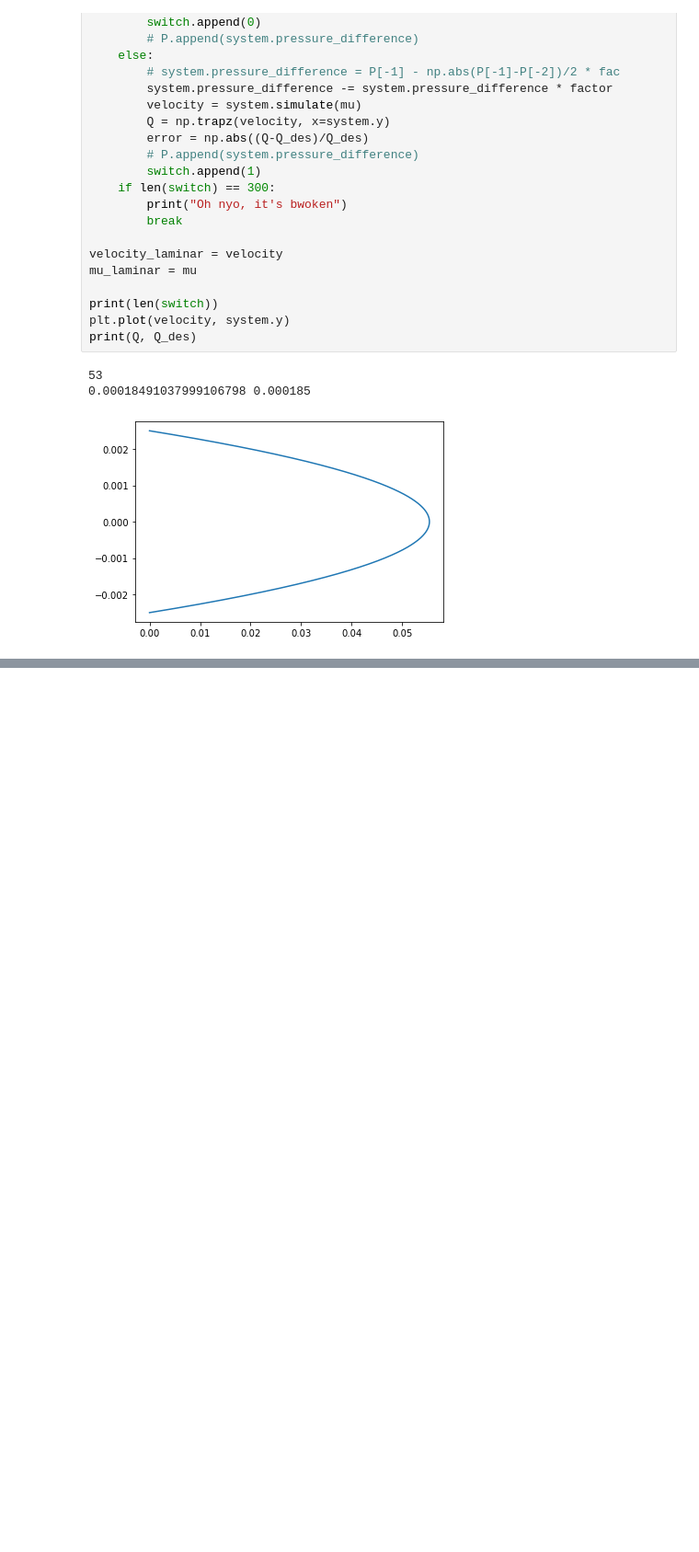
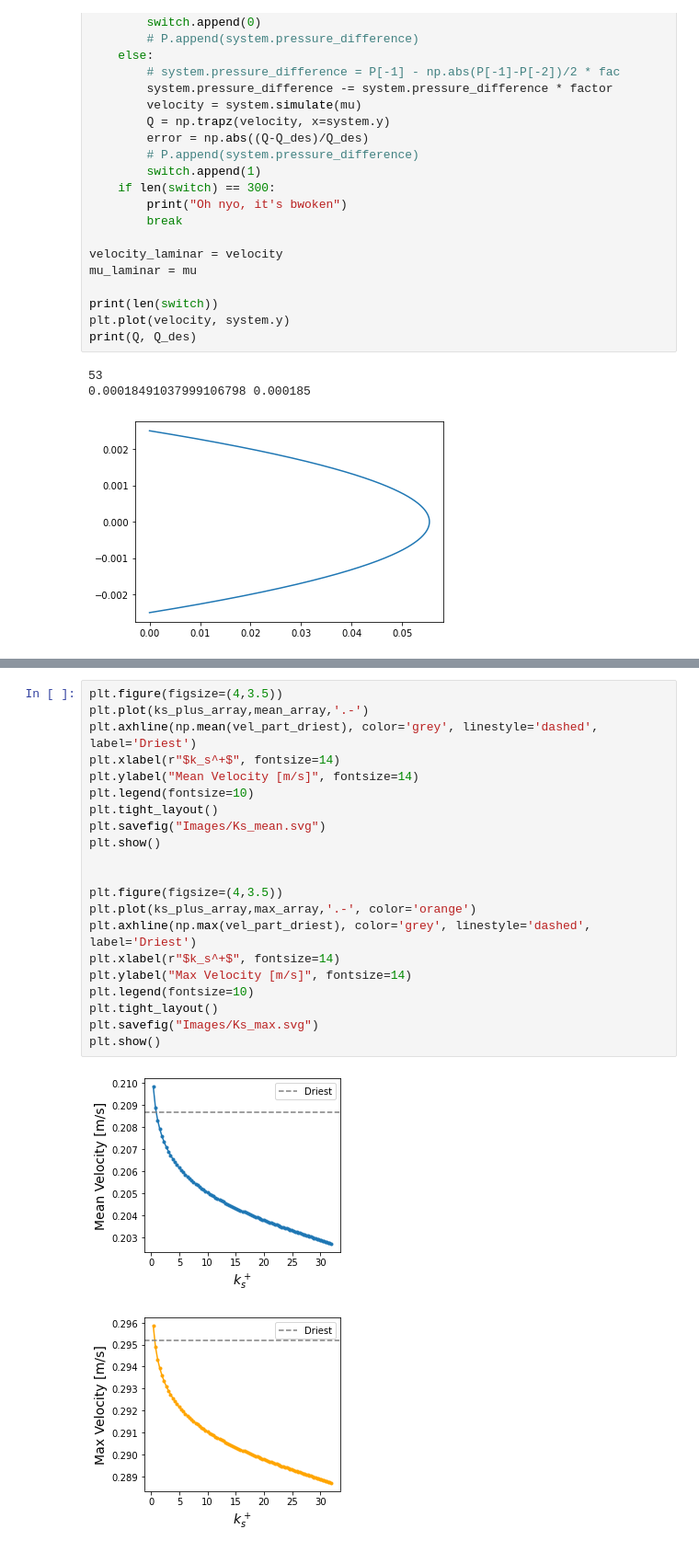
Before and after one commit to Toothpastefairy/comp_multphase_flow, a Jupyter notebook: make_plots.ipynb, the cells around one changed output, grey strips where cells are left out. Shown at 92% size. Cells and saved outputs as stored; diff of their text form; blank space fills up the shorter version.

```diff
--- a/make_plots.ipynb
+++ b/make_plots.ipynb
@@ -910,0 +1157,24 @@ iteration 3 with error 8.840034086386204e-072
+# %%
+plt.figure(figsize=(4,3.5))
+plt.plot(ks_plus_array,mean_array,'.-')
+plt.axhline(np.mean(vel_part_driest), color='grey', linestyle='dashed', label='Driest')
+plt.xlabel(r"$k_s^+$", fontsize=14)
+plt.ylabel("Mean Velocity [m/s]", fontsize=14)
+plt.legend(fontsize=10)
+plt.tight_layout()
+plt.savefig("Images/Ks_mean.svg")
+plt.show()
+
+
+plt.figure(figsize=(4,3.5))
+plt.plot(ks_plus_array,max_array,'.-', color='orange')
+plt.axhline(np.max(vel_part_driest), color='grey', linestyle='dashed', label='Driest')
+plt.xlabel(r"$k_s^+$", fontsize=14)
+plt.ylabel("Max Velocity [m/s]", fontsize=14)
+plt.legend(fontsize=10)
+plt.tight_layout()
+plt.savefig("Images/Ks_max.svg")
+plt.show()
+# %% [output]
+[figure, added]
+[figure, added]
```
Also changed, not shown: parts of 12 cells of this notebook, 26 other files.
